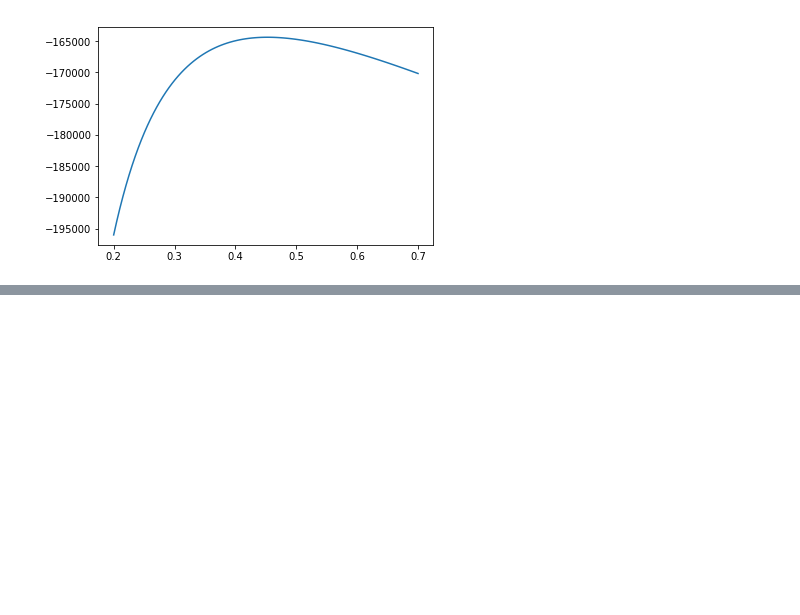
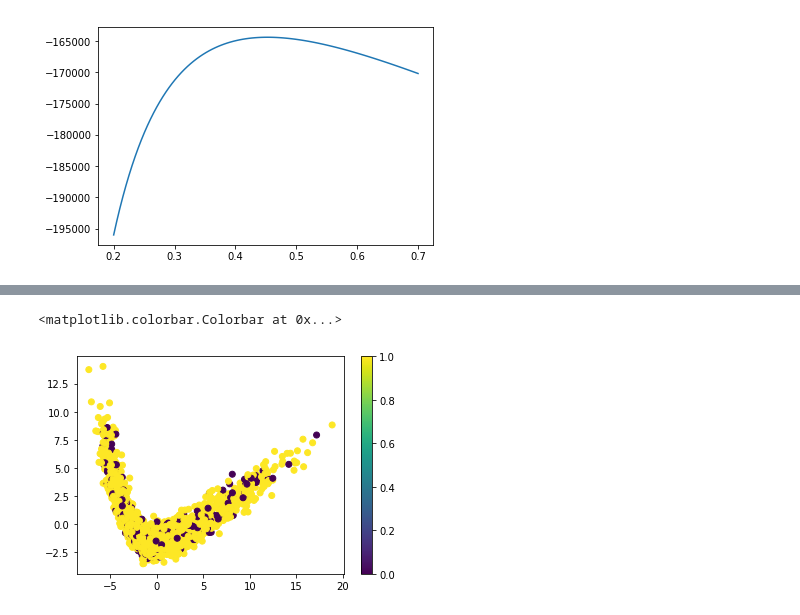
Before and after one commit to ShawnHouCHN/Introduction-to-Machine-Learning-and-Data-Mining-E17, a Jupyter notebook: Project3/Outliers.ipynb, the cells around one changed output, grey strips where cells are left out. Saved outputs shown, nothing was run; the diff lists cells and outputs as text; code cells hidden in the pictures; blank space fills up the shorter version.

```diff
--- a/Project3/Outliers.ipynb
+++ b/Project3/Outliers.ipynb
@@ -86,0 +107,6 @@ for i in range(len(df)):
+# %%
+plt.scatter(pcas[:,0], pcas[:,1], c = np.where(ard < 0.1, 1, 0))
+plt.colorbar()
+# %% [output]
+<matplotlib.colorbar.Colorbar at 0x...>
+[figure, added]
```
Also changed, not shown: parts of 8 cells of this notebook.
